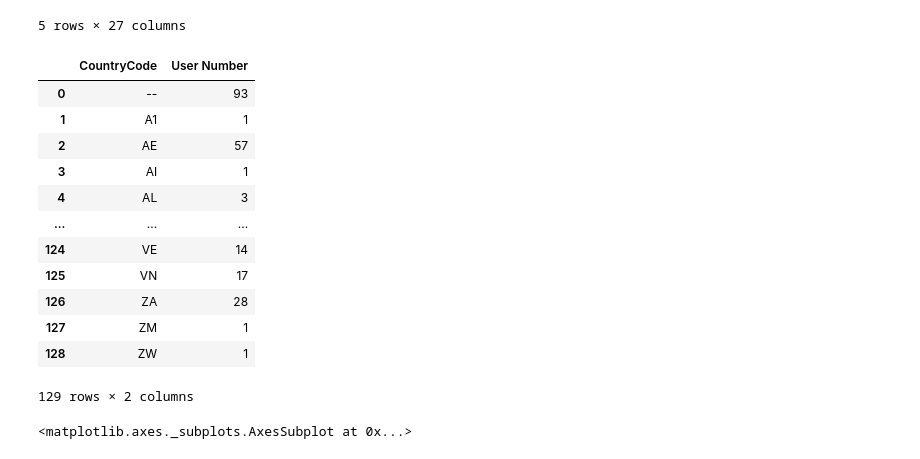
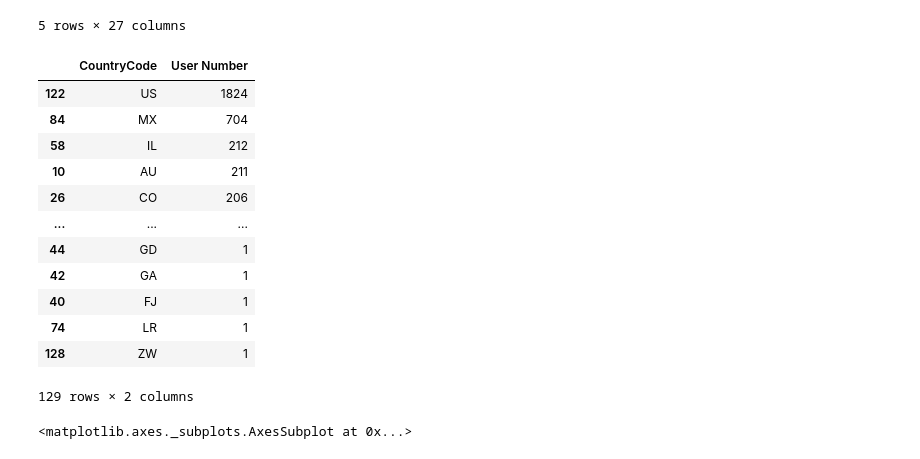
Before and after one commit to elysem01/Emaze-Analytics, a Jupyter notebook: EDA_key_users.ipynb, the cells around one changed output. Cells and saved outputs as stored; diff of their text form; code cells hidden in the pictures.

```diff
--- a/EDA_key_users.ipynb
+++ b/EDA_key_users.ipynb
@@ -298,22 +313,22 @@ pu.head()
 pu_country = pu.groupby("CountryCode", as_index=False)["UserId"].count()
 # %%
 pu_country = pu_country.rename(columns={"UserId": "User Number"})
-# %%
-pu_country
-# %% [output]
-|  | CountryCode | User Number |
-| 0 | -- | 93 |
-| 1 | A1 | 1 |
-| 2 | AE | 57 |
-| 3 | AI | 1 |
-| 4 | AL | 3 |
-| ... | ... | ... |
-| 124 | VE | 14 |
-| 125 | VN | 17 |
-| 126 | ZA | 28 |
-| 127 | ZM | 1 |
-| 128 | ZW | 1 |
-129 rows × 2 columns
+# %%
+pu_country.sort_values(by=["User Number"], ascending=False)
+# %% [output]
+|  | CountryCode | User Number |
+| 122 | US | 1824 |
+| 84 | MX | 704 |
+| 58 | IL | 212 |
+| 10 | AU | 211 |
+| 26 | CO | 206 |
+| ... | ... | ... |
+| 44 | GD | 1 |
+| 42 | GA | 1 |
+| 40 | FJ | 1 |
+| 74 | LR | 1 |
+| 128 | ZW | 1 |
+129 rows × 2 columns
 # %%
 sns.scatterplot(x="CountryCode", y="User Number", data=pu_country) #barchart doesn't reflect countries the best
 # %% [output]
```
Also changed, not shown: parts of 11 cells of this notebook.
